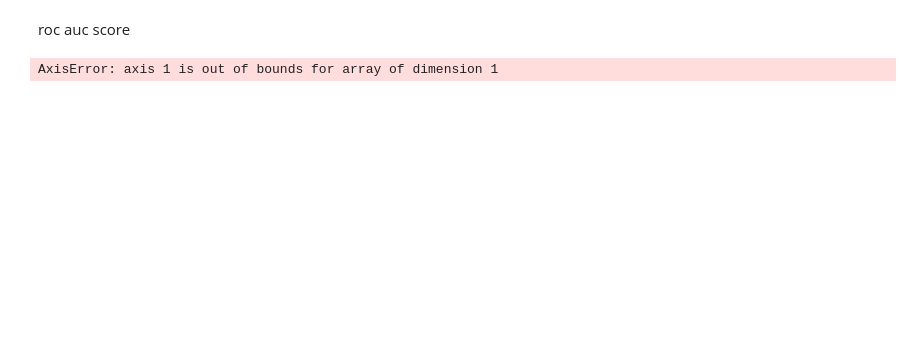
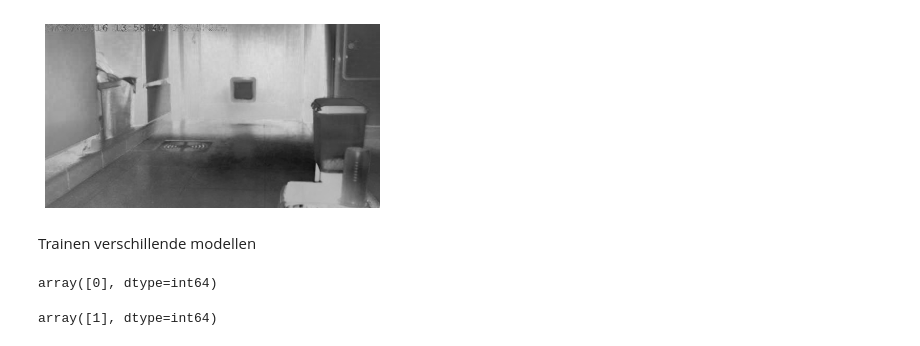
Before and after one commit to BartDePaepeHogent/machine_learning_musti, a Jupyter notebook: musti.ipynb, the cells around one changed output. Saved outputs shown, nothing was run; the diff lists cells and outputs as text; code cells hidden in the pictures; blank space fills up the shorter version.

```diff
--- a/musti.ipynb
+++ b/musti.ipynb
@@ -10,10 +14,8 @@ from sklearn.linear_model import SGDClassifier
 # %%
 def aanmakenDf (groep, label):
-#Drie lege lijsten worden aangemaakt die dan uiteindelijk samen dataframe zullen vormen
+#Twee lege lijsten worden aangemaakt die dan uiteindelijk samen dataframe zullen vormen
     Pixels= []
     Label =[]
-    # BDP: we hebben naam niet nodig om te trainen, enkel pixels en labels => verwijder
-    Naam=[]
 
 #fotos inlezen en omzetten per groep.
     for foto in os.listdir(groep):
@@ -32,12 +34,11 @@ def aanmakenDf (groep, label):
 #De lengte van elke lijst = aantal fotos in bijhorende map
         Pixels.append(data)
         Label.append(label)
-        Naam.append(foto)
 
 #Per groep worden de drie aangemaakte lijsten omgezet naar panda df
 # BDP: we hebben naam niet nodig om te trainen, enkel pixels en labels => verwijder
 
-    dict = {'data': Pixels, 'label': Label, 'naam': Naam}
+    dict = {'data': Pixels, 'label': Label}
     df = pd.DataFrame(dict)
     return df
 # %%
@@ -298,7 +55,9 @@ actually we should use ROC since the positive class is not rare, and we don't ca
-# %% [markdown]
-roc auc score
-# %%
-from sklearn.metrics import roc_auc_score
-print(roc_auc_score(y_train_array,y_scores, average=None, multi_class='ovr'))
-# %% [output]
-AxisError: axis 1 is out of bounds for array of dimension 1
+# %%
+#Opsplitsen in gestratificieerde testset en trainingsset
+split = StratifiedShuffleSplit(n_splits=1, test_size=0.2, random_state=42)
+for train_index, test_index in split.split(volledigDataframe, volledigDataframe['label']):
+    strat_train_set = volledigDataframe.loc[train_index]
+    strat_test_set = volledigDataframe.loc[test_index]
+#X = data, y = label. Dit voor trainingsset en testset
+
+X_train, X_test, y_train, y_test = strat_train_set['data'], strat_test_set['data'], strat_train_set['label'], strat_test_set['label']
@@ -304,0 +70,24 @@ AxisError: axis 1 is out of bounds for array of dimension 1
+# %%
+#Schalen van de pixel arrays
+scaler = StandardScaler()
+X_train_scaled = scaler.fit_transform(X_train_array.astype(np.float64))
+X_test_scaled = scaler.fit_transform(X_test_array.astype(np.float64))
+# %%
+#Testfoto voor modellen, gescaled en terug omgezet naar beeld
+image = X_test_scaled[0].reshape(352, 640)
+plt.imshow(image, cmap=mpl.cm.binary)
+plt.axis("off")
+
+plt.show()
+# %% [output]
+[figure, added]
+# %% [markdown]
+Trainen verschillende modellen
+# %%
+# sgd
+from sklearn.linear_model import SGDClassifier
+sgd_clf = SGDClassifier(max_iter=1000, tol=1e-3, random_state=42)
+sgd_clf.fit(X_train_scaled, y_train_array)
+sgd_clf.predict([X_test_scaled[0]])
+# %% [output]
+array([0], dtype=int64)
@@ -304,0 +97,8 @@ AxisError: axis 1 is out of bounds for array of dimension 1
+# %%
+#OvO classifier
+from sklearn.multiclass import OneVsOneClassifier
+ovo_clf = OneVsOneClassifier(SGDClassifier(random_state=42))
+ovo_clf.fit(X_train_array, y_train_array)
+ovo_clf.predict([X_test_scaled[0]])
+# %% [output]
+array([1], dtype=int64)
```
Also changed, not shown: parts of 82 cells of this notebook, 1 other file.
